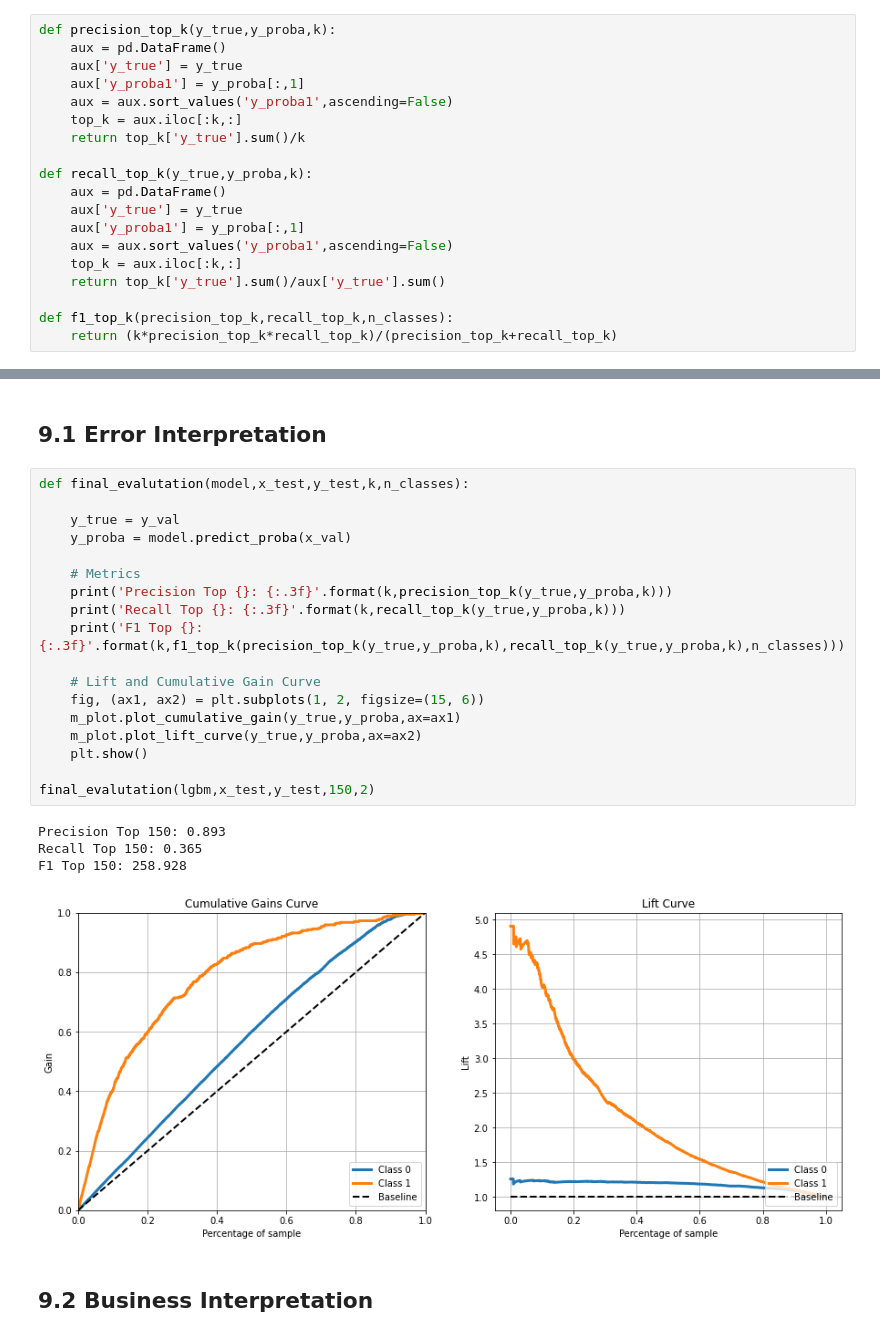
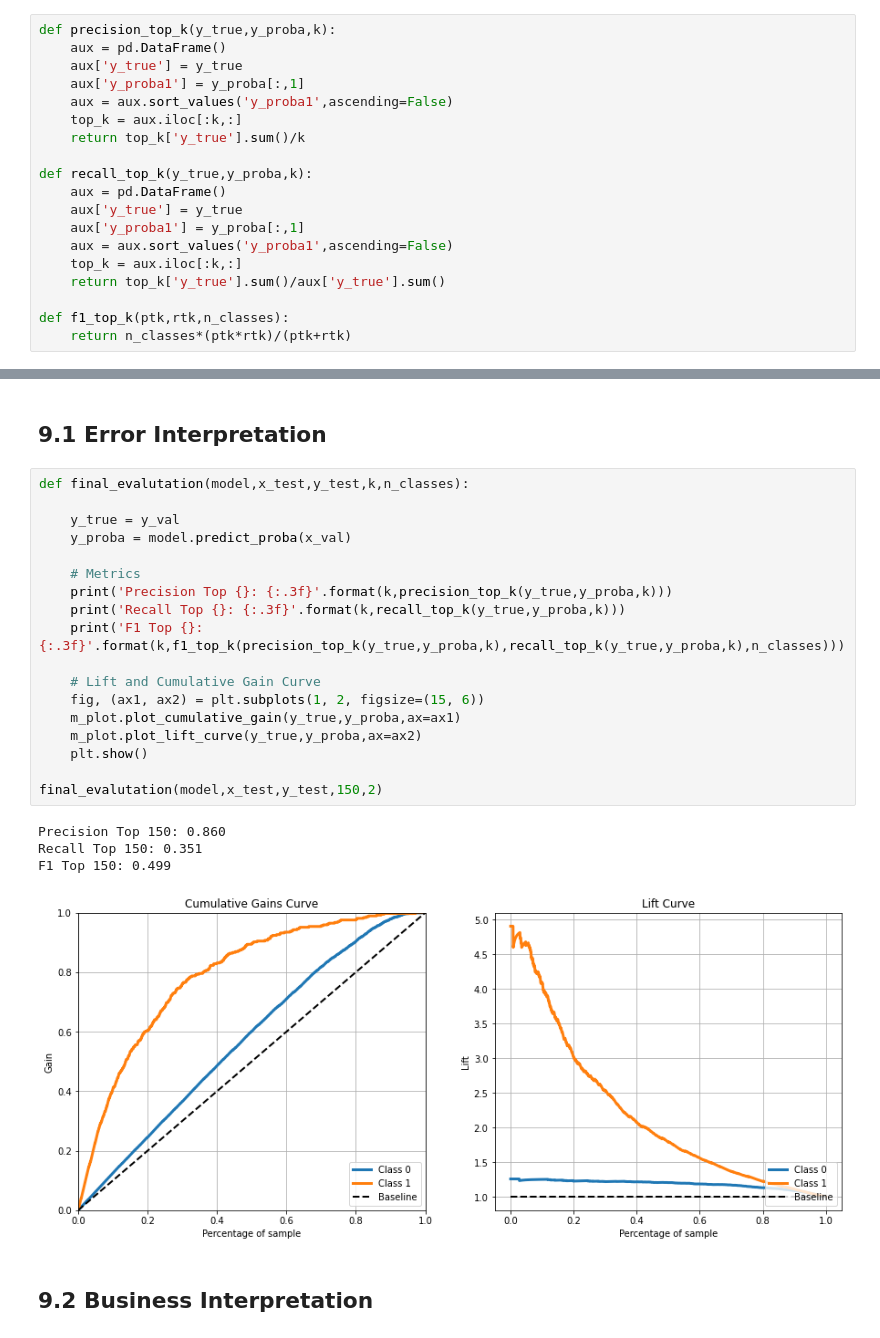
Before and after one commit to raposofrct/churn-prediction, a Jupyter notebook: notebook.ipynb, the cells around one changed output, grey strips where cells are left out. Saved outputs shown, nothing was run; the diff lists cells and outputs as text.

```diff
--- a/notebook.ipynb
+++ b/notebook.ipynb
@@ -420,8 +415,8 @@ def recall_top_k(y_true,y_proba,k):
     top_k = aux.iloc[:k,:]
     return top_k['y_true'].sum()/aux['y_true'].sum()
 
-def f1_top_k(precision_top_k,recall_top_k,n_classes):
-    return (k*precision_top_k*recall_top_k)/(precision_top_k+recall_top_k)
+def f1_top_k(ptk,rtk,n_classes):
+    return n_classes*(ptk*rtk)/(ptk+rtk)
 # %%
 def holdout_evaluation(model,x_train,y_train,x_val,y_val,k,n_classes):
     model.fit(x_train,y_train)
@@ -662,26 +661,26 @@ pkl.dump(model,open('/Users/nando/Comunidade DS/churn/deploy/cloud deploy/pkl/mo
 # %%
 def final_evalutation(model,x_test,y_test,k,n_classes):
 
     y_true = y_val
     y_proba = model.predict_proba(x_val)
 
     # Metrics
     print('Precision Top {}: {:.3f}'.format(k,precision_top_k(y_true,y_proba,k)))
     print('Recall Top {}: {:.3f}'.format(k,recall_top_k(y_true,y_proba,k)))
     print('F1 Top {}: {:.3f}'.format(k,f1_top_k(precision_top_k(y_true,y_proba,k),recall_top_k(y_true,y_proba,k),n_classes)))
 
     # Lift and Cumulative Gain Curve
     fig, (ax1, ax2) = plt.subplots(1, 2, figsize=(15, 6))
     m_plot.plot_cumulative_gain(y_true,y_proba,ax=ax1)
     m_plot.plot_lift_curve(y_true,y_proba,ax=ax2)
     plt.show()
 
-final_evalutation(lgbm,x_test,y_test,150,2)
+final_evalutation(model,x_test,y_test,150,2)
 # %% [output]
-Precision Top 150: 0.893
-Recall Top 150: 0.365
-F1 Top 150: 258.928
+Precision Top 150: 0.860
+Recall Top 150: 0.351
+F1 Top 150: 0.499
-[figure, old version]
+[figure, new version]
 # %% [markdown]
 ## 9.2 Business Interpretation
 # %%
```
Also changed, not shown: parts of 25 cells of this notebook, 1 other file.
